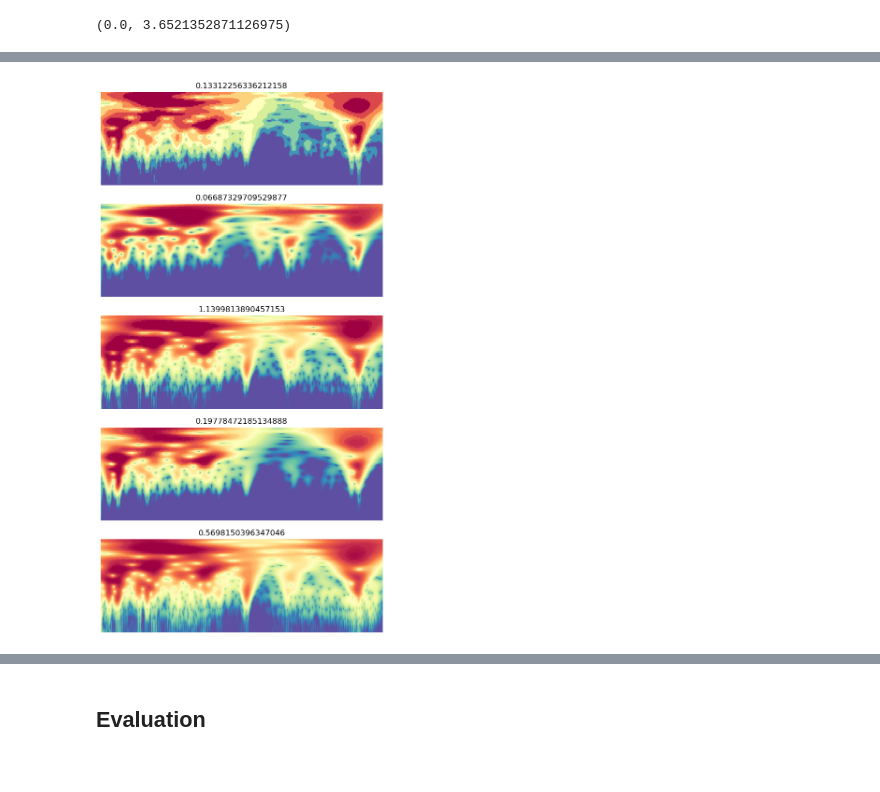
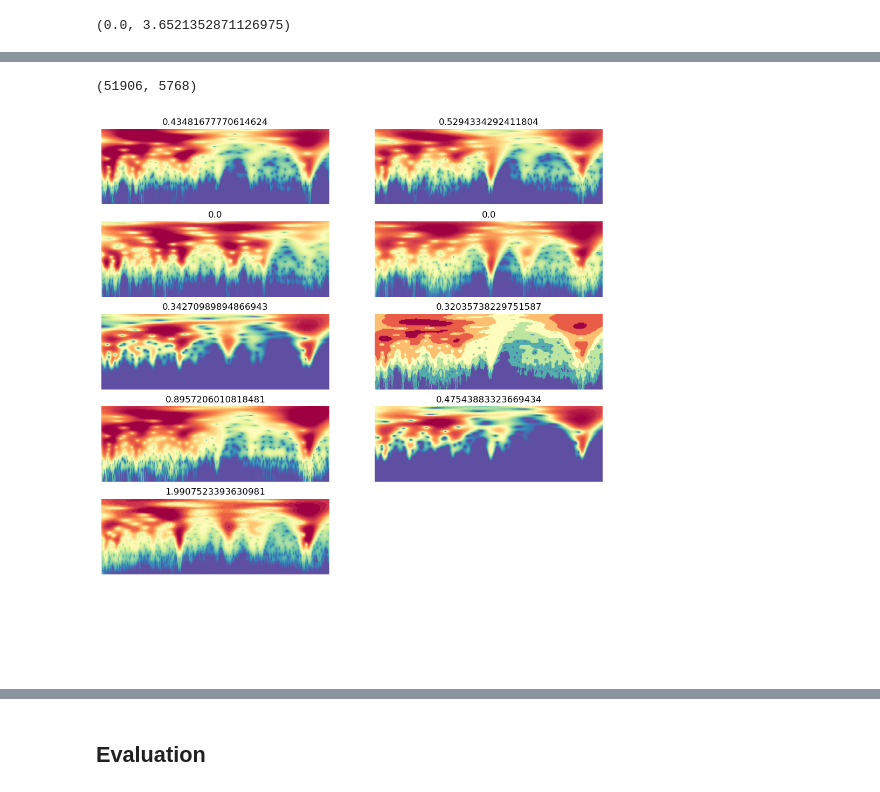
Before and after one commit to franckalbinet/uhina, a Jupyter notebook: nbs/example/fastai-bw-augment.ipynb, the cells around one changed output, grey strips where cells are left out. Cells and saved outputs as stored; diff of their text form; code cells hidden in the pictures.

Commit message:
train test split investigation

```diff
--- a/nbs/example/fastai-bw-augment.ipynb
+++ b/nbs/example/fastai-bw-augment.ipynb
@@ -176,0 +56,9 @@ im_color_fastai: <PIL.Image.Image image mode=RGB size=669x221>
+# %%
+from sklearn.model_selection import train_test_split
+df_train, df_valid = train_test_split(df, test_size=0.1, random_state=41)
+idx_train, idx_valid = df_train.index, df_valid.index
+len(idx_train), len(idx_valid)
+# %% [output]
+(51906, 5768)
+# %%
+def splitter(items): return [idx_train, idx_valid]
@@ -177,18 +85,19 @@ im_color_fastai: <PIL.Image.Image image mode=RGB size=669x221>
 # %%
 ossl = DataBlock(blocks=(ImageBlock, RegressionBlock),
-                get_x=ColReader(0, pref='../../_data/ossl-tfm/im-bw/'),
+                get_x=ColReader(0, pref='../../_data/ossl-tfm/im/'),
                 get_y=ColReader(1),
                 # batch_tfms=Normalize.from_stats(*imagenet_stats),
-                batch_tfms=[RatioResize(224)],
-                item_tfms=[Quantize()],
-                splitter=RandomSplitter(valid_pct=0.1, seed=41)
+                item_tfms=[Quantize(n_valid=len(idx_valid))],
+                batch_tfms=[RatioResize(224), ],
+                # splitter=RandomSplitter(valid_pct=0.1, seed=41)
+                splitter=splitter
 #    batch_tfms=aug_transforms()
 )
 # %%
 # ossl.summary(df)
 # %%
-dls = ossl.dataloaders(df, num_workers=cpu_count())
+dls = ossl.dataloaders(df)
 # %%
-dls.show_batch(nrows=5, ncols=1, figsize=(10, 15))
+dls.show_batch(nrows=6, ncols=2, figsize=(12, 13))
 # %% [output]
-[figure, old version]
+[figure, new version]
```
Also changed, not shown: parts of 14 cells of this notebook, 23 other files.
